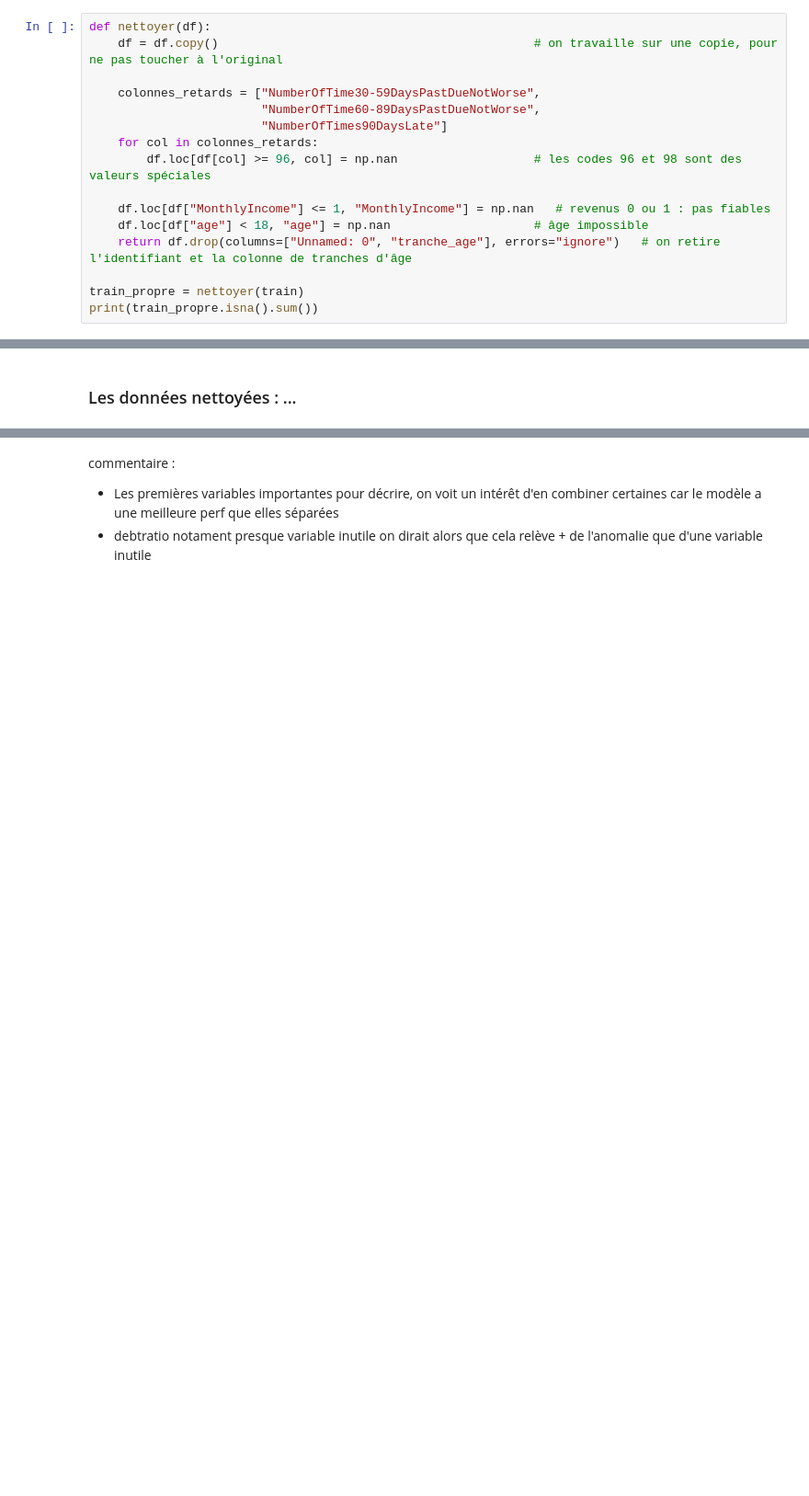
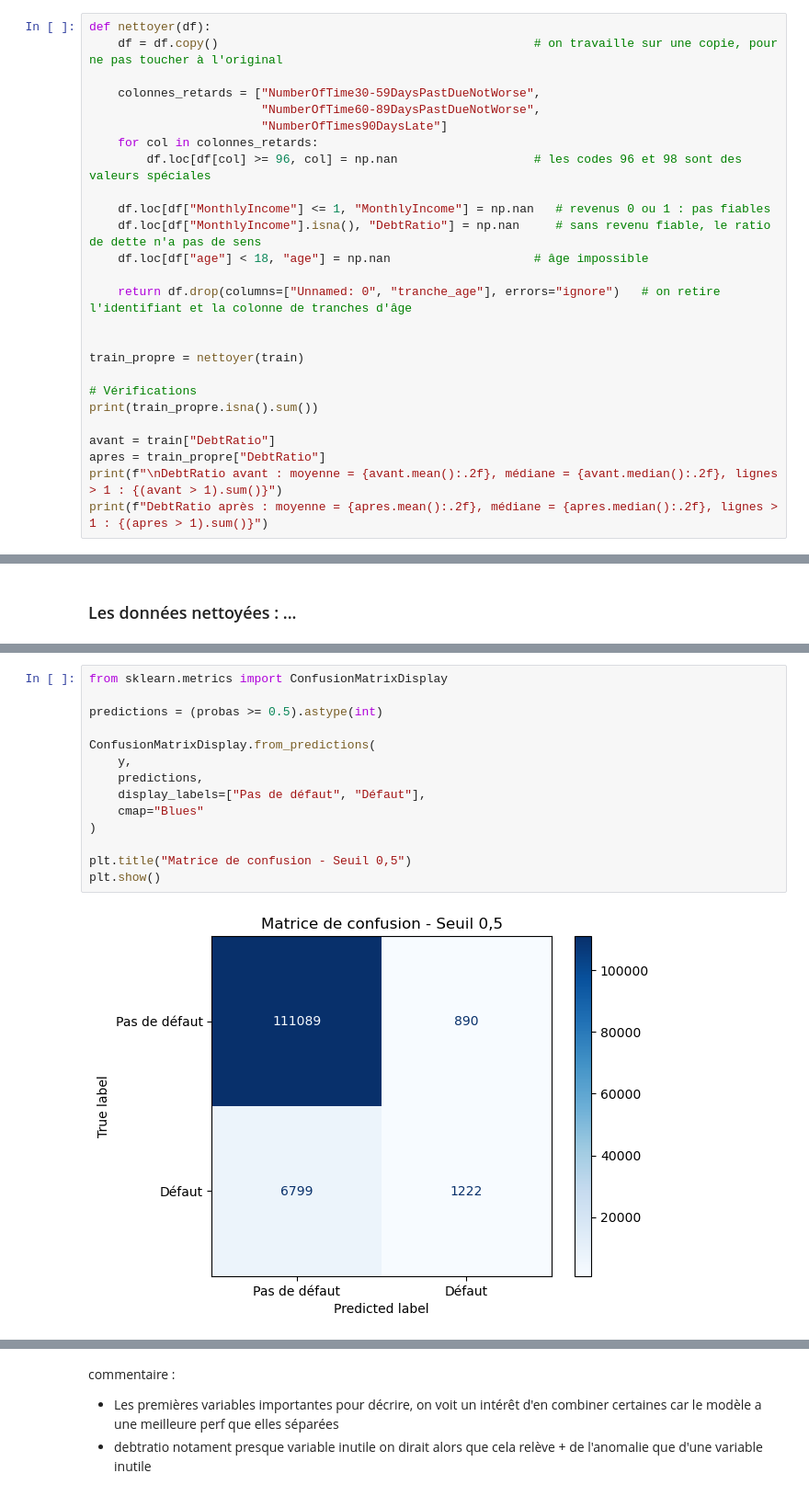
Before and after one commit to EkaterinaBabenko/ML_kaggle, a Jupyter notebook: credits/GiveMeSomeCredit/credits.ipynb, the cells around one changed output, grey strips where cells are left out. Shown at 92% size. Drawn from its saved outputs; the diff is of its cells as text; blank space fills up the shorter version.

```diff
--- a/credits/GiveMeSomeCredit/credits.ipynb
+++ b/credits/GiveMeSomeCredit/credits.ipynb
@@ -293,11 +461,21 @@ def nettoyer(df):
         df.loc[df[col] >= 96, col] = np.nan                   # les codes 96 et 98 sont des valeurs spéciales
 
     df.loc[df["MonthlyIncome"] <= 1, "MonthlyIncome"] = np.nan   # revenus 0 ou 1 : pas fiables
+    df.loc[df["MonthlyIncome"].isna(), "DebtRatio"] = np.nan     # sans revenu fiable, le ratio de dette n'a pas de sens
     df.loc[df["age"] < 18, "age"] = np.nan                    # âge impossible
+
     return df.drop(columns=["Unnamed: 0", "tranche_age"], errors="ignore")   # on retire l'identifiant et la colonne de tranches d'âge
 
+
 train_propre = nettoyer(train)
+
+# Vérifications
 print(train_propre.isna().sum())
+
+avant = train["DebtRatio"]
+apres = train_propre["DebtRatio"]
+print(f"\nDebtRatio avant : moyenne = {avant.mean():.2f}, médiane = {avant.median():.2f}, lignes > 1 : {(avant > 1).sum()}")
+print(f"DebtRatio après : moyenne = {apres.mean():.2f}, médiane = {apres.median():.2f}, lignes > 1 : {(apres > 1).sum()}")
 # %% [output]
 RevolvingUtilizationOfUnsecuredLines        0
 age                                         1
@@ -348,0 +516,16 @@ Régression logistique simple     0.936    0.814              0.352
+# %%
+from sklearn.metrics import ConfusionMatrixDisplay
+
+predictions = (probas >= 0.5).astype(int)
+
+ConfusionMatrixDisplay.from_predictions(
+    y,
+    predictions,
+    display_labels=["Pas de défaut", "Défaut"],
+    cmap="Blues"
+)
+
+plt.title("Matrice de confusion - Seuil 0,5")
+plt.show()
+# %% [output]
+[figure, added]
```
Also changed, not shown: parts of 34 cells of this notebook, 2 other files.
